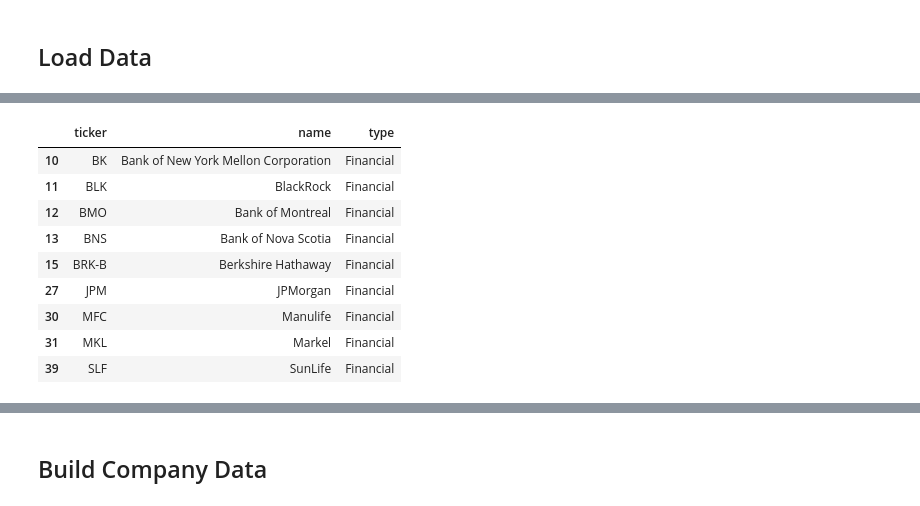
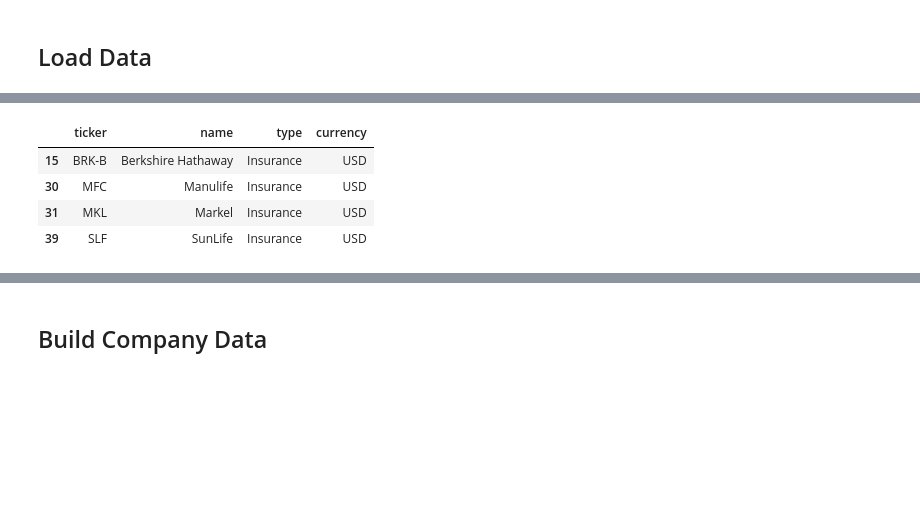
Before and after one commit to nomalet/investing, a Jupyter notebook: notebooks/2 Forecasts for Insurance.ipynb, the cells around one changed output, grey strips where cells are left out. Cells and saved outputs as stored; diff of their text form; code cells hidden in the pictures; blank space fills up the shorter version.

```diff
--- a/notebooks/2 Forecasts for Insurance.ipynb
+++ b/notebooks/2 Forecasts for Insurance.ipynb
@@ -45,19 +45,14 @@ df_names = pd.read_csv(input_data / companies_file)
 # %% [output]
 [interactive output not drawn]
 # %%
-df_financial = df_names[df_names["type"] == "Financial"].sort_values("ticker")
+df_financial = df_names[df_names["type"] == "Insurance"].sort_values("ticker")
 df_financial
 # %% [output]
-|  | ticker | name | type |
-| 10 | BK | Bank of New York Mellon Corporation | Financial |
-| 11 | BLK | BlackRock | Financial |
-| 12 | BMO | Bank of Montreal | Financial |
-| 13 | BNS | Bank of Nova Scotia | Financial |
-| 15 | BRK-B | Berkshire Hathaway | Financial |
-| 27 | JPM | JPMorgan | Financial |
-| 30 | MFC | Manulife | Financial |
-| 31 | MKL | Markel | Financial |
-| 39 | SLF | SunLife | Financial |
+|  | ticker | name | type | currency |
+| 15 | BRK-B | Berkshire Hathaway | Insurance | USD |
+| 30 | MFC | Manulife | Insurance | USD |
+| 31 | MKL | Markel | Insurance | USD |
+| 39 | SLF | SunLife | Insurance | USD |
 [interactive output not drawn]
 # %% [markdown]
 ## Build Company Data
```
Also changed, not shown: parts of 19 cells of this notebook, 7 other files.
